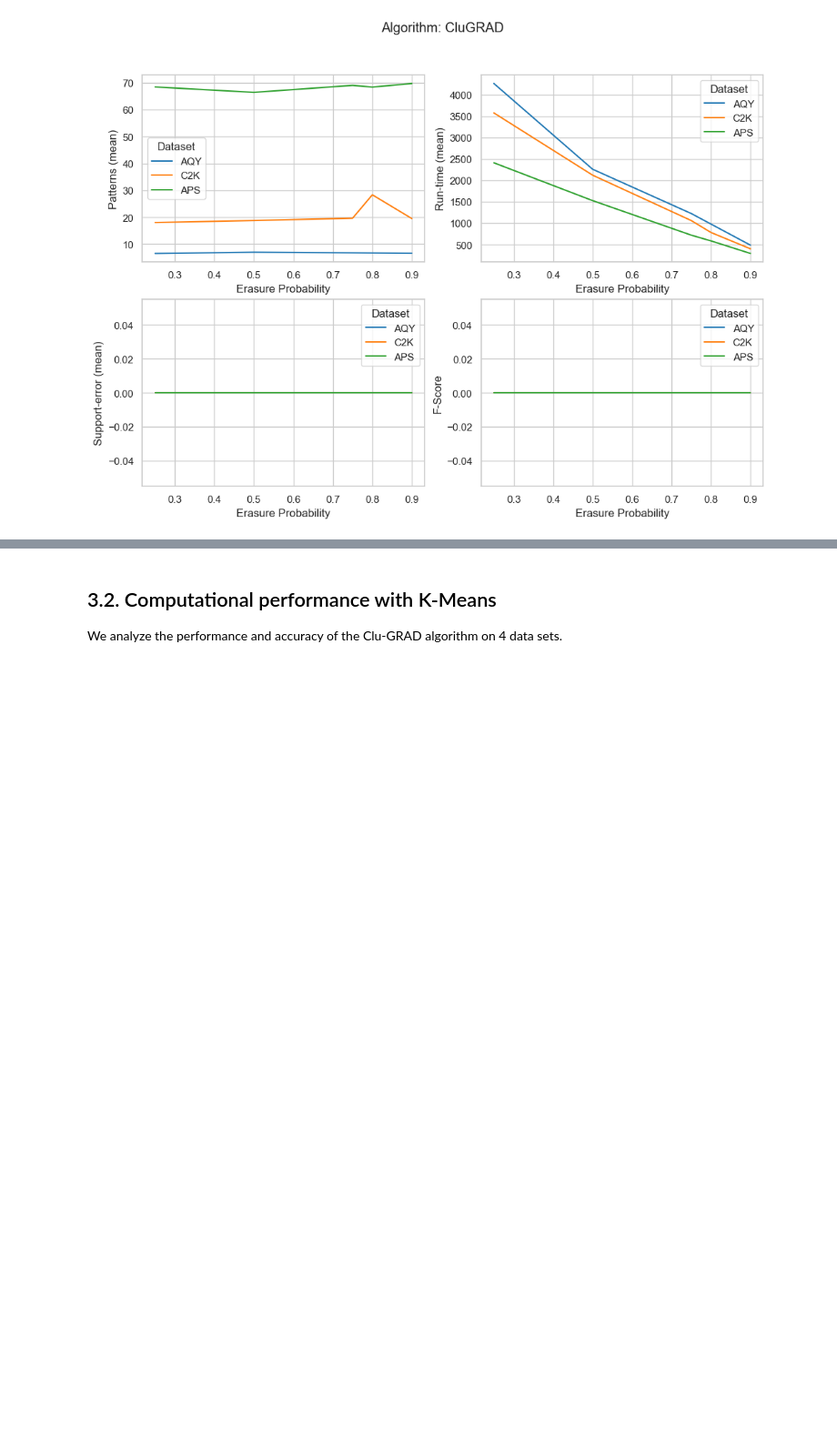
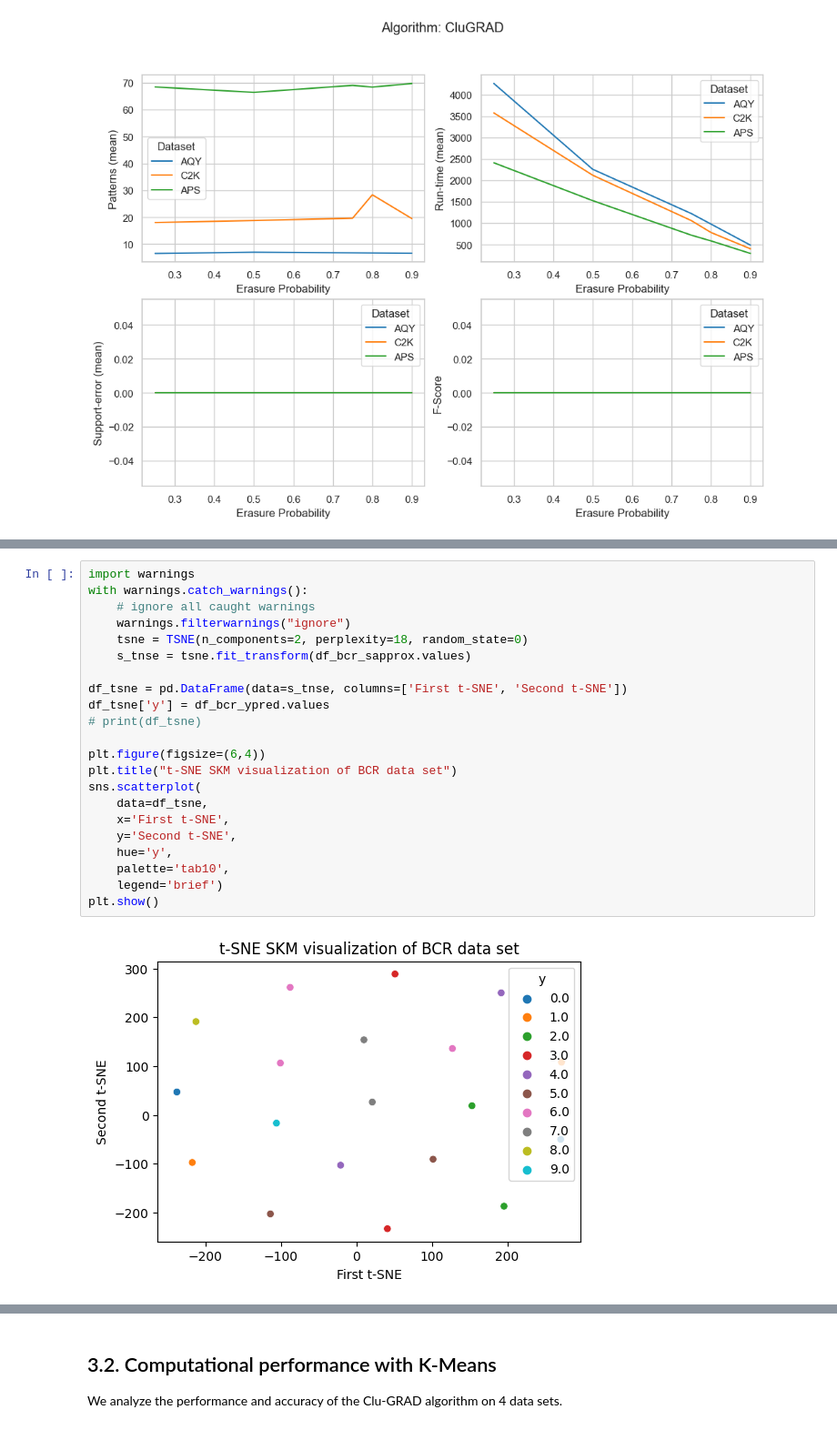
Before and after one commit to owuordickson/meso-hpc-lr, a Jupyter notebook: results/clugp/analysis_v2.ipynb, the cells around one changed output, grey strips where cells are left out. Shown at 91% size. Cells and saved outputs as stored; diff of their text form; blank space fills up the shorter version.

```diff
--- a/results/clugp/analysis_v2.ipynb
+++ b/results/clugp/analysis_v2.ipynb
@@ -478,0 +522,24 @@ df_plot[['Data-set', 'Algorithm', 'Patterns', 'TP', 'Precision', 'Recall', 'F-Sc
+# %%
+import warnings
+with warnings.catch_warnings():
+    # ignore all caught warnings
+    warnings.filterwarnings("ignore")
+    tsne = TSNE(n_components=2, perplexity=18, random_state=0)
+    s_tnse = tsne.fit_transform(df_bcr_sapprox.values)
+
+df_tsne = pd.DataFrame(data=s_tnse, columns=['First t-SNE', 'Second t-SNE'])
+df_tsne['y'] = df_bcr_ypred.values
+# print(df_tsne)
+
+plt.figure(figsize=(6,4))
+plt.title("t-SNE SKM visualization of BCR data set")
+sns.scatterplot(
+    data=df_tsne,
+    x='First t-SNE',
+    y='Second t-SNE',
+    hue='y',
+    palette='tab10',
+    legend='brief')
+plt.show()
+# %% [output]
+[figure, added]
```
Also changed, not shown: parts of 11 cells of this notebook, 14 other files.
